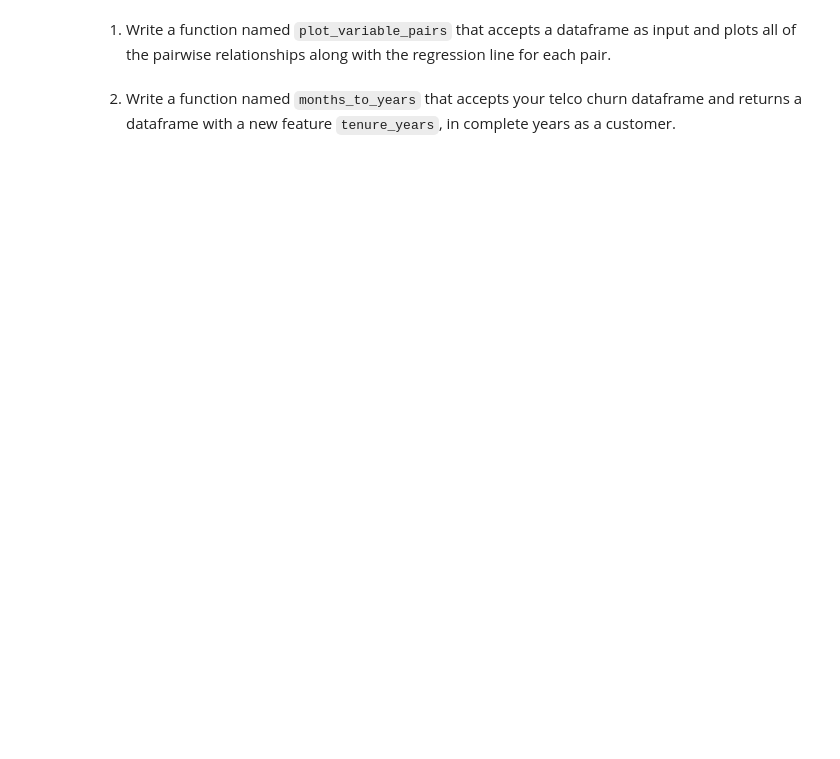
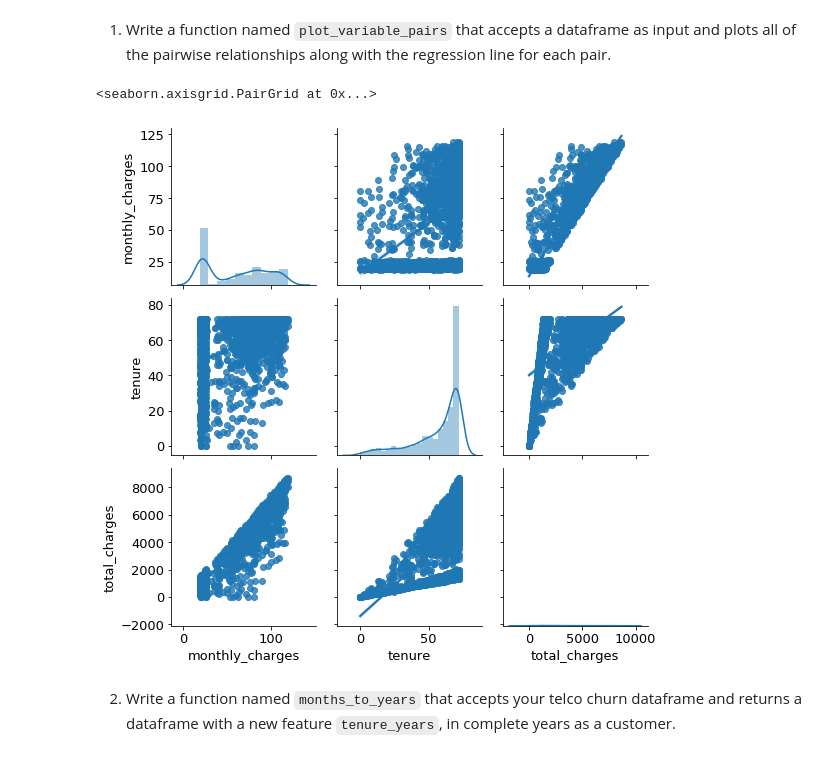
Before and after one commit to Brandon-Martinez27/regression-exercises, a Jupyter notebook: explore_telco.ipynb, the cells around one changed output. Drawn from its saved outputs; the diff is of its cells as text; code cells hidden in the pictures; blank space fills up the shorter version.

```diff
--- a/explore_telco.ipynb
+++ b/explore_telco.ipynb
@@ -36,2 +36,7 @@ def plot_variable_pairs(df):
+# %%
+plot_variable_pairs(df)
+# %% [output]
+<seaborn.axisgrid.PairGrid at 0x...>
+[figure, added]
 # %% [markdown]
 2. Write a function named `months_to_years` that accepts your telco churn dataframe and returns a dataframe with a new feature `tenure_years`, in complete years as a customer.
```
Also changed, not shown: parts of 26 cells of this notebook, 1 other file.
